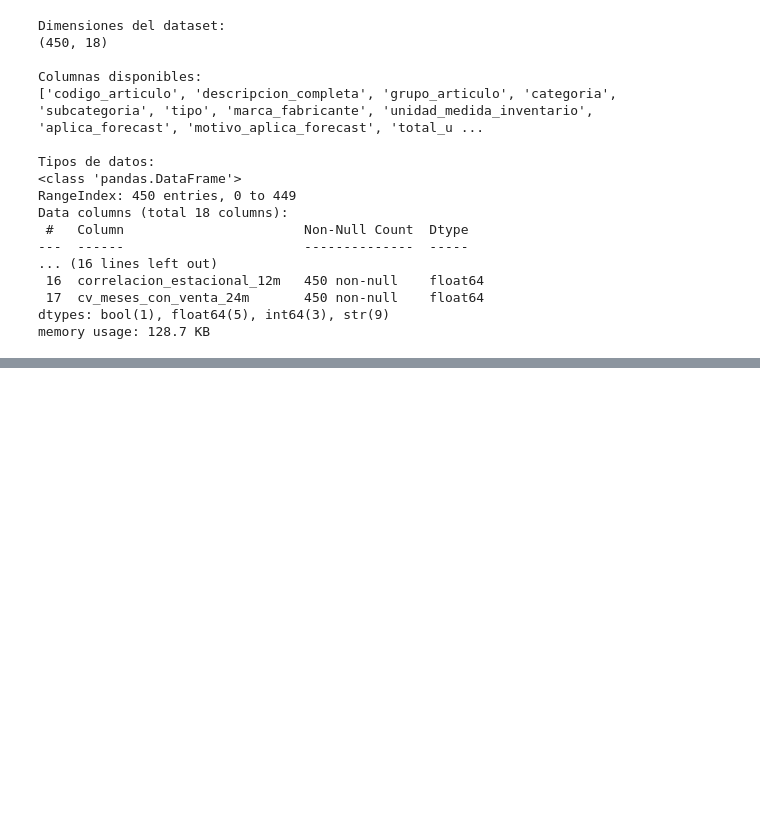
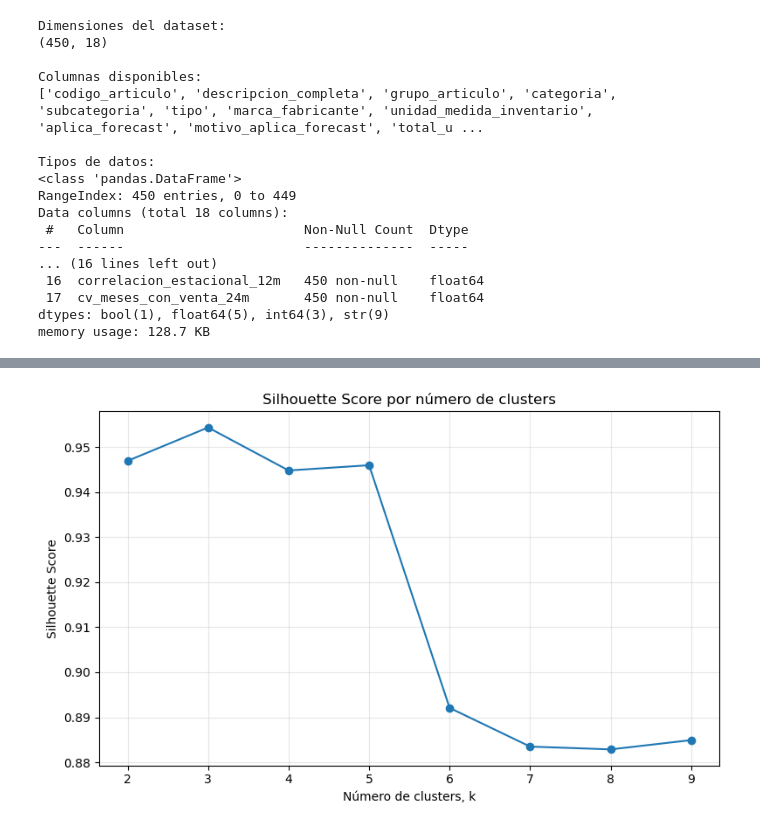
Before and after one commit to choppeb7/Tesis-Master-AI, a Jupyter notebook: 4_cluterizacion_articulos.ipynb, the cells around one changed output, grey strips where cells are left out. Drawn from its saved outputs; the diff is of its cells as text; code cells hidden in the pictures; blank space fills up the shorter version.

```diff
--- a/4_cluterizacion_articulos.ipynb
+++ b/4_cluterizacion_articulos.ipynb
@@ -117,0 +998,27 @@ memory usage: 128.7 KB
+# %%
+# ============================================================
+# 11. Silhouette Score por número de clusters
+# ============================================================
+# El Silhouette Score mide qué tan bien separado está cada punto
+# respecto a su propio cluster y a los clusters vecinos.
+#
+# Valores más altos indican mejor separación.
+# ============================================================
+
+plt.figure(figsize=(8, 5))
+
+plt.plot(
+    df_resultados_k["k"],
+    df_resultados_k["silhouette_score"],
+    marker="o"
+)
+
+plt.title("Silhouette Score por número de clusters")
+plt.xlabel("Número de clusters, k")
+plt.ylabel("Silhouette Score")
+plt.xticks(list(rango_k))
+plt.grid(True, alpha=0.3)
+plt.tight_layout()
+plt.show()
+# %% [output]
+[figure, added]
```
Also changed, not shown: parts of 31 cells of this notebook, 1 other file.
